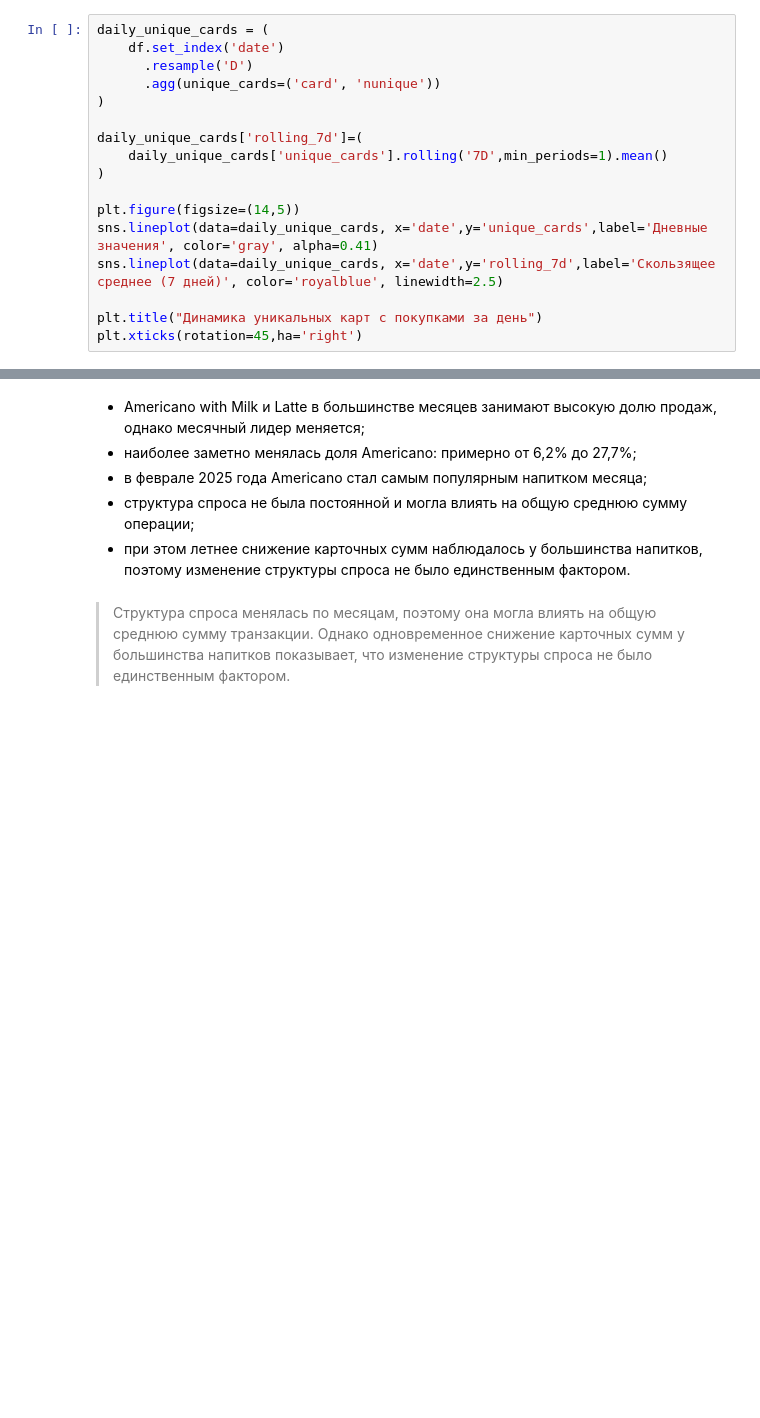
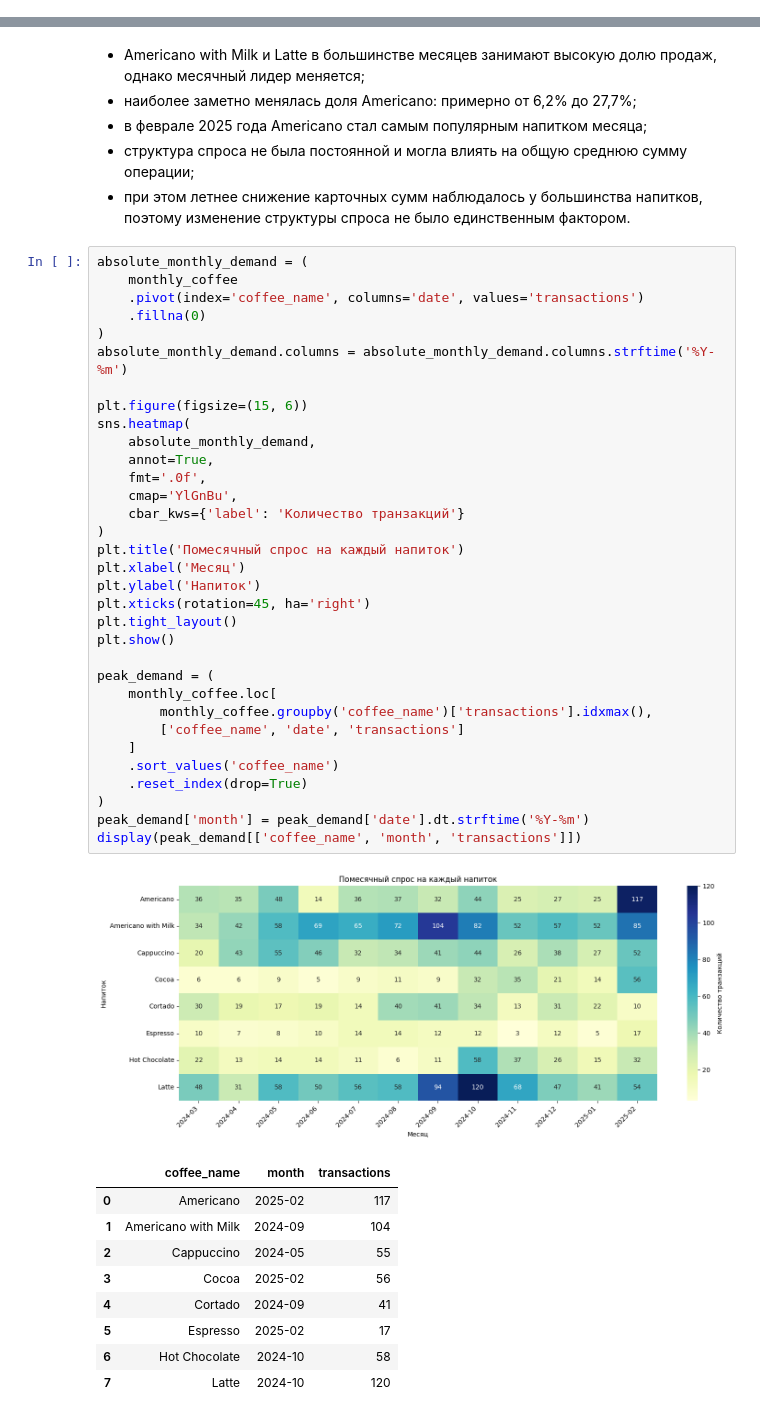
Before and after one commit to prodavec-svg/Coffee-sales-eda, a Jupyter notebook: notebooks/main.ipynb, the cells around one changed output, grey strips where cells are left out. Saved outputs shown, nothing was run; the diff lists cells and outputs as text; blank space fills up the shorter version.

```diff
--- a/notebooks/main.ipynb
+++ b/notebooks/main.ipynb
@@ -128,17 +141,0 @@ print(f'Нулевых или отрицательных сумм: {(df["money"]
-# %%
-daily_unique_cards = (
-    df.set_index('date')
-      .resample('D')
-      .agg(unique_cards=('card', 'nunique'))
-)
-
-daily_unique_cards['rolling_7d']=(
-    daily_unique_cards['unique_cards'].rolling('7D',min_periods=1).mean()
-)
-
-plt.figure(figsize=(14,5))
-sns.lineplot(data=daily_unique_cards, x='date',y='unique_cards',label='Дневные значения', color='gray', alpha=0.41)
-sns.lineplot(data=daily_unique_cards, x='date',y='rolling_7d',label='Скользящее среднее (7 дней)', color='royalblue', linewidth=2.5)
-
-plt.title("Динамика уникальных карт с покупками за день")
-plt.xticks(rotation=45,ha='right')
@@ -596,8 +473,47 @@ plt.show()
 * при этом летнее снижение карточных сумм наблюдалось у большинства
     напитков, поэтому изменение структуры спроса не было единственным
     фактором.
-# %% [markdown]
-> Структура спроса менялась по месяцам, поэтому она могла влиять на
-  > общую среднюю сумму транзакции. Однако одновременное снижение
-  > карточных сумм у большинства напитков показывает, что изменение
-  > структуры спроса не было единственным фактором.
+# %%
+absolute_monthly_demand = (
+    monthly_coffee
+    .pivot(index='coffee_name', columns='date', values='transactions')
+    .fillna(0)
+)
+absolute_monthly_demand.columns = absolute_monthly_demand.columns.strftime('%Y-%m')
+
+plt.figure(figsize=(15, 6))
+sns.heatmap(
+    absolute_monthly_demand,
+    annot=True,
+    fmt='.0f',
+    cmap='YlGnBu',
+    cbar_kws={'label': 'Количество транзакций'}
+)
+plt.title('Помесячный спрос на каждый напиток')
+plt.xlabel('Месяц')
+plt.ylabel('Напиток')
+plt.xticks(rotation=45, ha='right')
+plt.tight_layout()
+plt.show()
+
+peak_demand = (
+    monthly_coffee.loc[
+        monthly_coffee.groupby('coffee_name')['transactions'].idxmax(),
+        ['coffee_name', 'date', 'transactions']
+    ]
+    .sort_values('coffee_name')
+    .reset_index(drop=True)
+)
+peak_demand['month'] = peak_demand['date'].dt.strftime('%Y-%m')
+display(peak_demand[['coffee_name', 'month', 'transactions']])
+# %% [output]
+[figure, added]
+|  | coffee_name | month | transactions |
+| 0 | Americano | 2025-02 | 117 |
+| 1 | Americano with Milk | 2024-09 | 104 |
+| 2 | Cappuccino | 2024-05 | 55 |
+| 3 | Cocoa | 2025-02 | 56 |
+| 4 | Cortado | 2024-09 | 41 |
+| 5 | Espresso | 2025-02 | 17 |
+| 6 | Hot Chocolate | 2024-10 | 58 |
+| 7 | Latte | 2024-10 | 120 |
```
Also changed, not shown: parts of 40 cells of this notebook.
